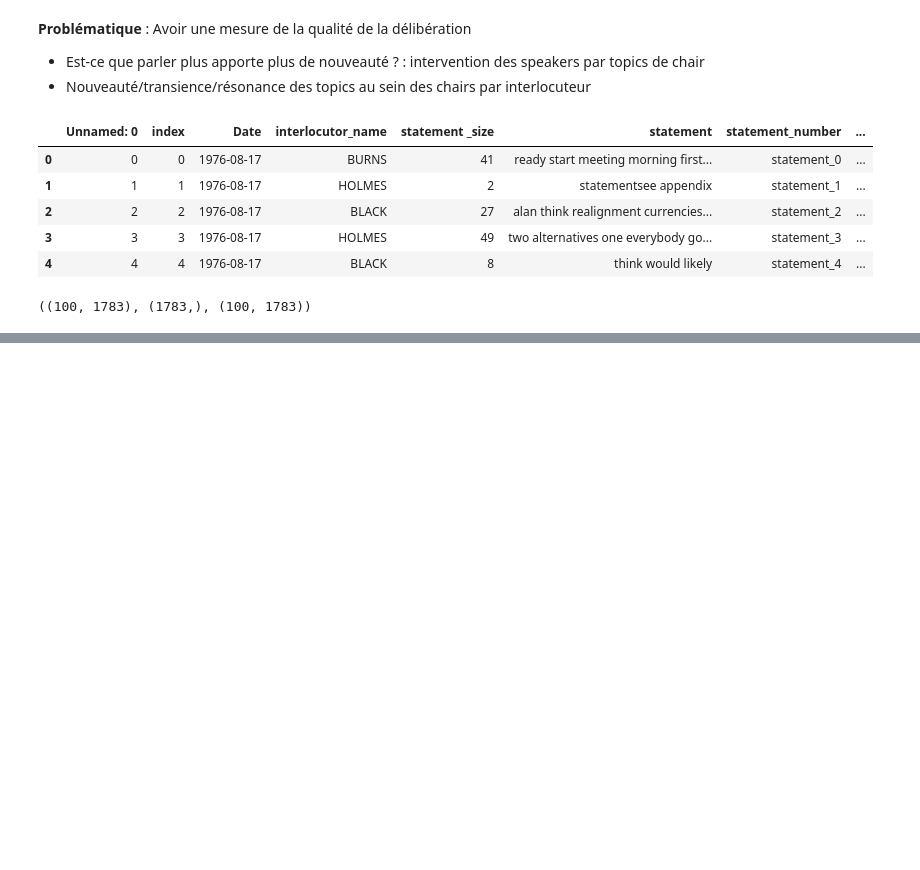
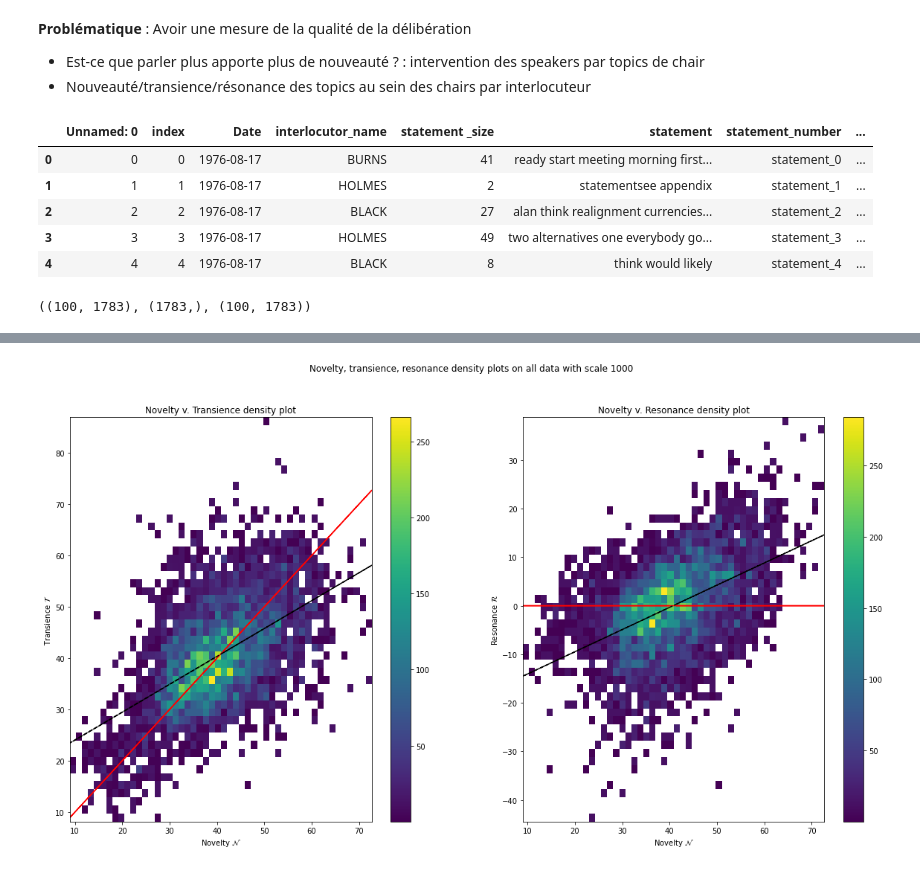
Before and after one commit to erialc-cal/NLP-FOMC, a Jupyter notebook: chair_TNR.ipynb, the cells around one changed output, grey strips where cells are left out. Drawn from its saved outputs; the diff is of its cells as text; code cells hidden in the pictures; blank space fills up the shorter version.

```diff
--- a/chair_TNR.ipynb
+++ b/chair_TNR.ipynb
@@ -30 +32,6 @@ df.head()
 # %%
+nb_topic=100
+scale = 1000 # 7 or 1000
+example_NTR_path = f"/Users/h2jw/Documents/GitHub/NLP-FOMC/novelty_transience_resonance/all data/{nb_topic} topics/novel_trans_reson_w{scale}.txt"
+dfNTR = pd.read_table(example_NTR_path, sep=' ',
+                       header=None, names=['Novelty', 'Transience', 'Resonance'])
@@ -32,0 +47,29 @@ df.head()
+# %%
+cmap = plt.cm.get_cmap("viridis").copy()
+cmap.set_under('white')
+plt.figure(figsize=(20,10))
+plt.subplot(121)
+plt.hist2d(dfNTR['Novelty'], dfNTR['Transience'], bins=(50, 50), cmap=cmap, vmin=0.0001)
+plt.colorbar()
+plt.plot(dfNTR['Novelty'],dfNTR['Novelty'], color='red')
+plt.xlabel('Novelty $\mathcal{N}$')
+plt.ylabel('Transience $\mathcal{T}$')
+plt.title('Novelty v. Transience density plot')
+m, b = np.polyfit(dfNTR['Novelty'], dfNTR['Transience'], 1)
+plt.plot(dfNTR['Novelty'],m*dfNTR['Novelty']+b, '--k' )
+
+
+plt.subplot(122)
+plt.hist2d(dfNTR['Novelty'], dfNTR['Resonance'], bins=(50, 50), cmap=cmap, vmin=0.0001)
+plt.colorbar()
+plt.plot(dfNTR['Novelty'],np.zeros(len(dfNTR['Novelty'])), color='red')
+m, b = np.polyfit(dfNTR['Novelty'], dfNTR['Resonance'], 1)
+plt.plot(dfNTR['Novelty'],m*dfNTR['Novelty']+b, '--k' )
+plt.xlabel('Novelty $\mathcal{N}$')
+plt.ylabel('Resonance $\mathcal{R}$')
+plt.title('Novelty v. Resonance density plot')
+
+plt.suptitle(f"Novelty, transience, resonance density plots on all data with scale {scale}")
+plt.savefig(f'all_data_{nb_topic}_{scale}.png')
+# %% [output]
+[figure, added]
```
Also changed, not shown: parts of 3 cells of this notebook, 12 other files.
